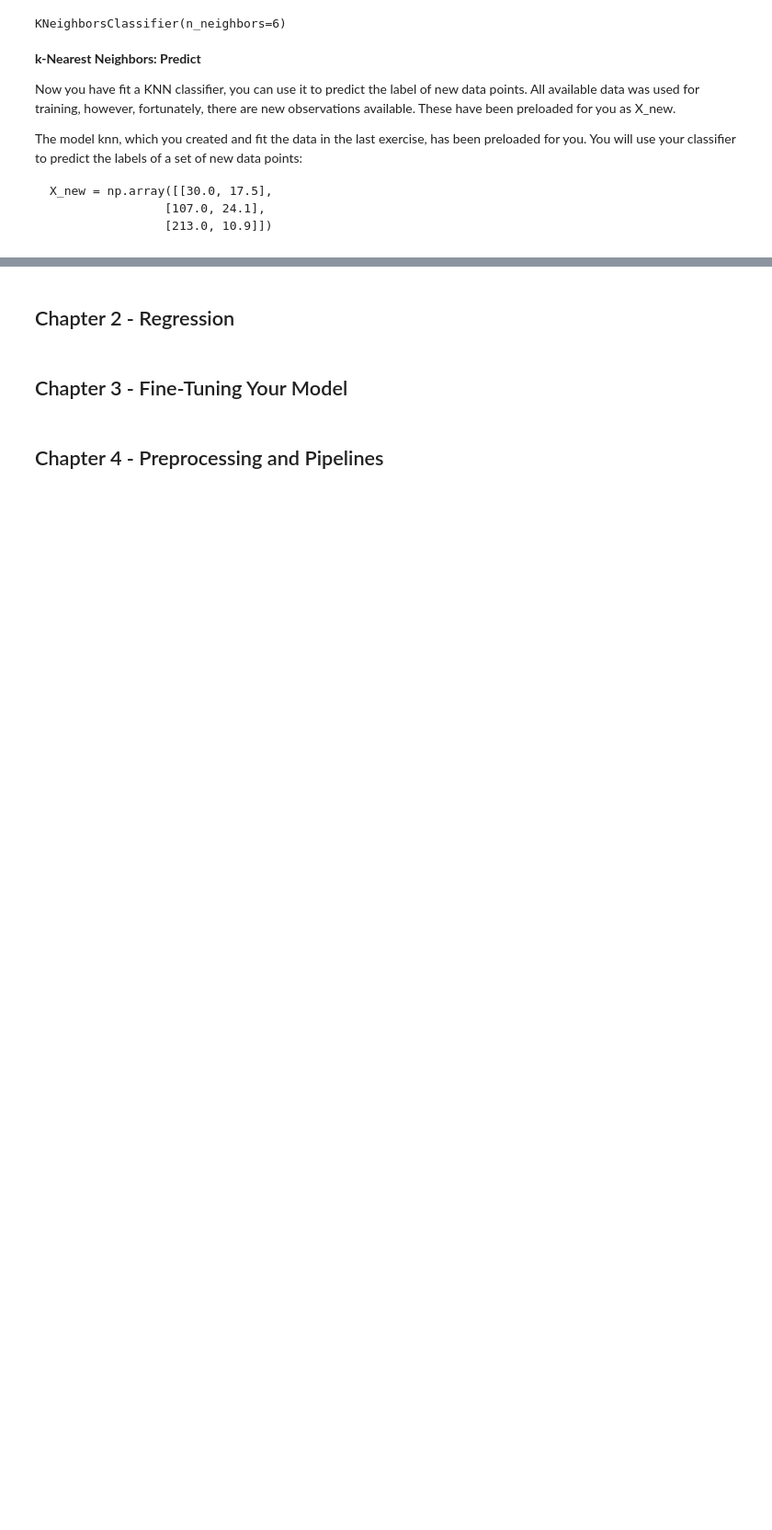
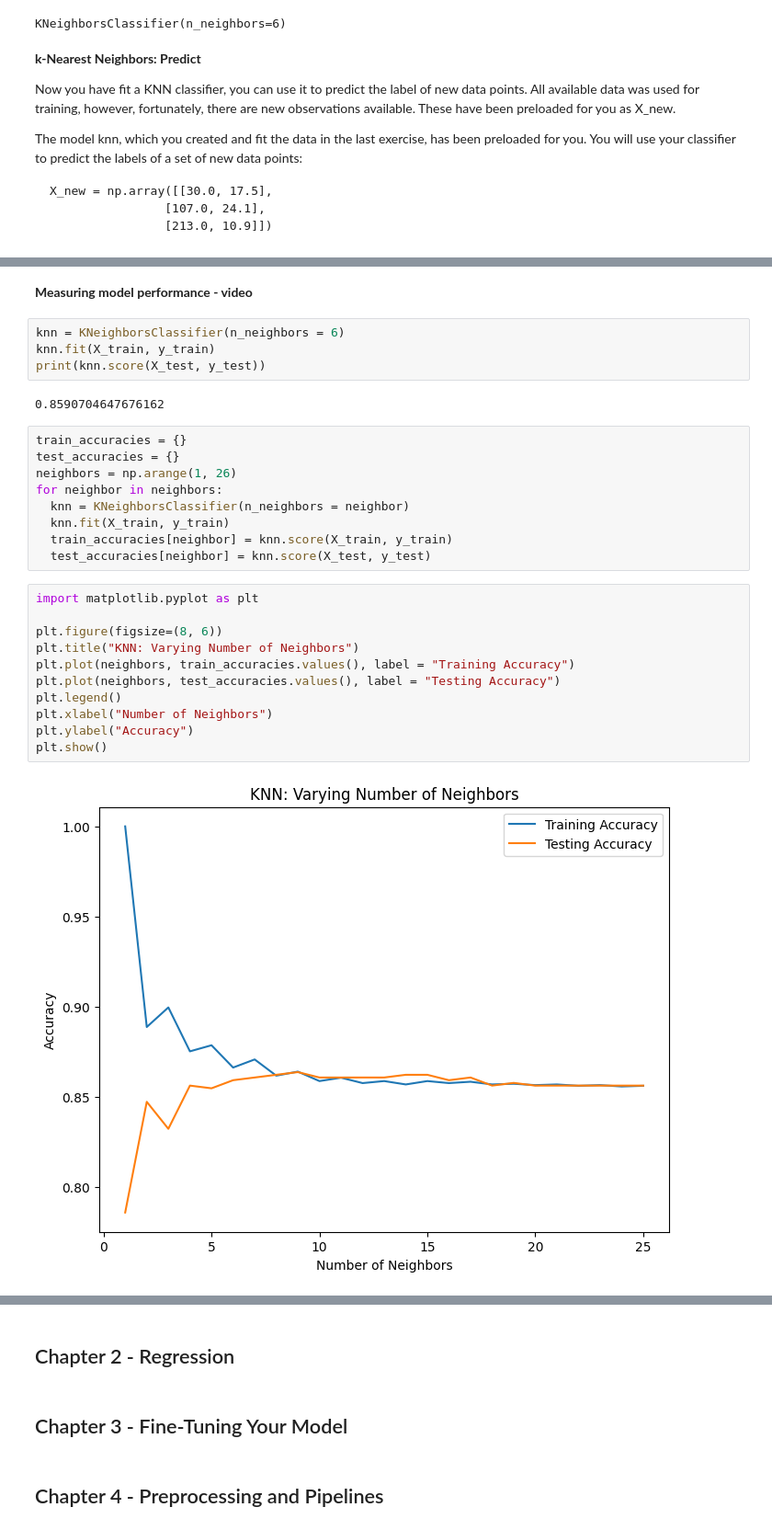
Before and after one commit to yeisonmontoya1815/Course-Machine-Learning-Python, a Jupyter notebook: 12. Supervised Learning with scikit-learn/12. Sup_L_scikit.ipynb, the cells around one changed output, grey strips where cells are left out. Shown: that part at 92% size. Cells and saved outputs as stored; diff of their text form; blank space fills up the shorter version.

```diff
--- a/12. Supervised Learning with scikit-learn/12. Sup_L_scikit.ipynb
+++ b/12. Supervised Learning with scikit-learn/12. Sup_L_scikit.ipynb
@@ -57,3 +71,33 @@ y_pred = knn.predict(X_new)
 print("Predictions: {}".format(y_pred))
 # %% [output]
 Predictions: [0 1 0]
+# %% [markdown]
+**Measuring model performance - video**
+# %%
+knn = KNeighborsClassifier(n_neighbors = 6)
+knn.fit(X_train, y_train)
+print(knn.score(X_test, y_test))
+# %% [output]
+0.8590704647676162
+# %%
+train_accuracies = {}
+test_accuracies = {}
+neighbors = np.arange(1, 26)
+for neighbor in neighbors:
+  knn = KNeighborsClassifier(n_neighbors = neighbor)
+  knn.fit(X_train, y_train)
+  train_accuracies[neighbor] = knn.score(X_train, y_train)
+  test_accuracies[neighbor] = knn.score(X_test, y_test)
+# %%
+import matplotlib.pyplot as plt
+
+plt.figure(figsize=(8, 6))
+plt.title("KNN: Varying Number of Neighbors")
+plt.plot(neighbors, train_accuracies.values(), label = "Training Accuracy")
+plt.plot(neighbors, test_accuracies.values(), label = "Testing Accuracy")
+plt.legend()
+plt.xlabel("Number of Neighbors")
+plt.ylabel("Accuracy")
+plt.show()
+# %% [output]
+[figure, added]
```
Also changed, not shown: parts of 11 cells of this notebook.
